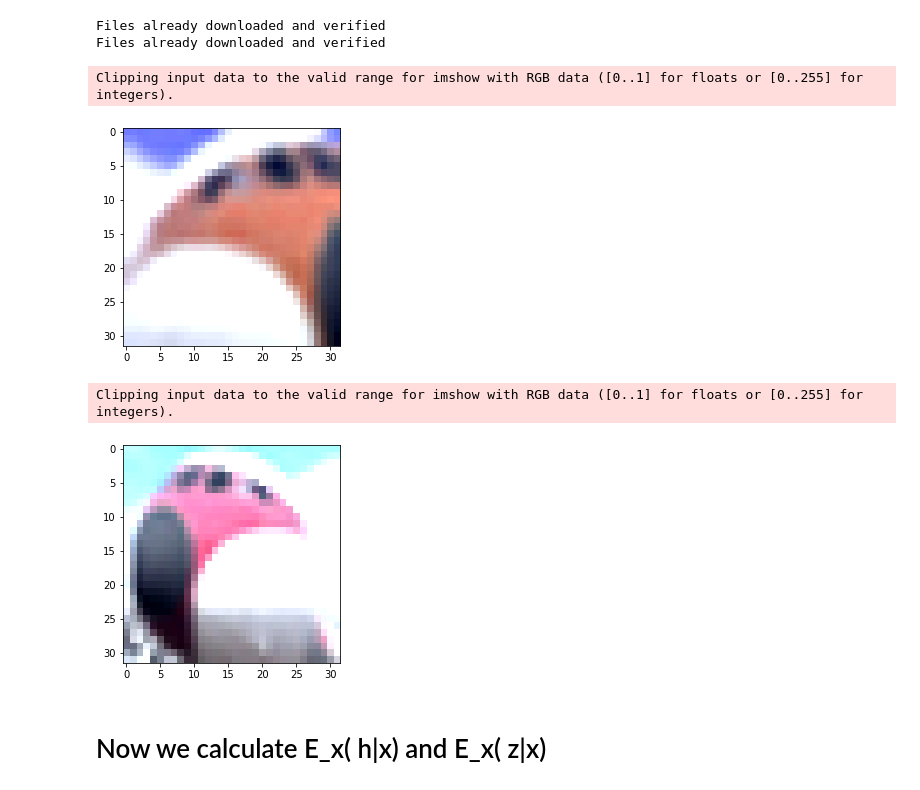
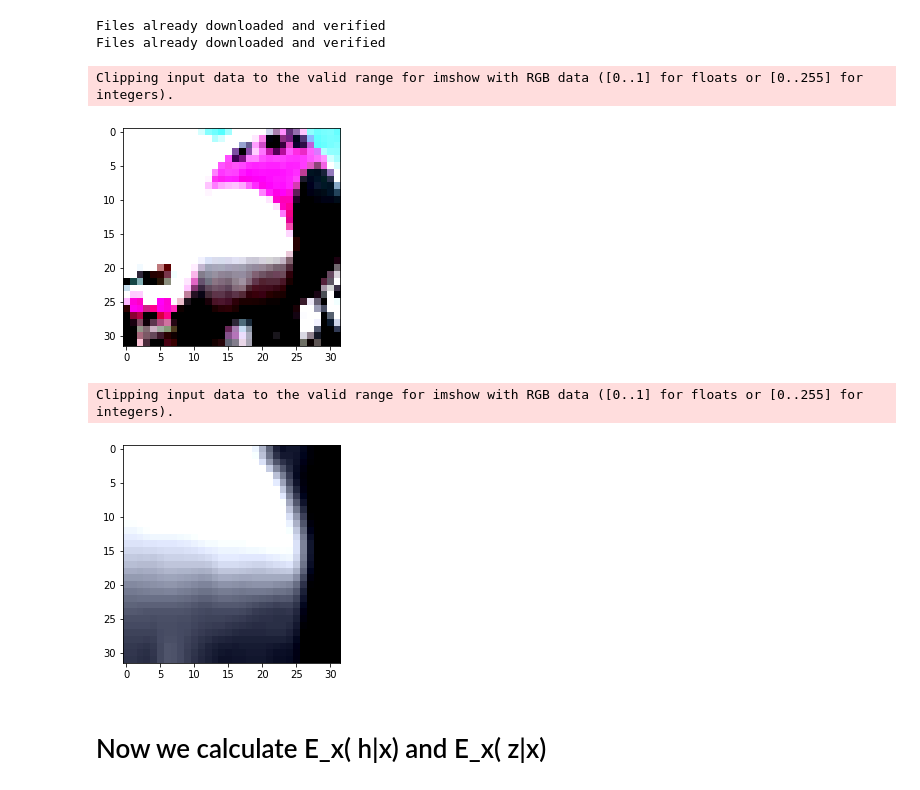
Before and after one commit to rattaoup/pytorch-simclr, a Jupyter notebook: distribution_h.ipynb, the cells around one changed output. Cells and saved outputs as stored; diff of their text form; code cells hidden in the pictures.

```diff
--- a/distribution_h.ipynb
+++ b/distribution_h.ipynb
@@ -109,12 +109,12 @@ Files already downloaded and verified
 # %%
 randomseed = 1
 np.random.seed(randomseed) # random seed for pictures but not augmentation
 X_train, X_test = gen_data(B=10, sample = 100)
 #illustration
 for i in range(2):
-    imshow(x_train[0][i])
+    imshow(X_train[0][i])
 # %% [output]
 Clipping input data to the valid range for imshow with RGB data ([0..1] for floats or [0..255] for integers).
-[figure, old version]
+[figure, new version]
 Clipping input data to the valid range for imshow with RGB data ([0..1] for floats or [0..255] for integers).
-[figure, old version]
+[figure, new version]
```
Also changed, not shown: parts of 15 cells of this notebook.
